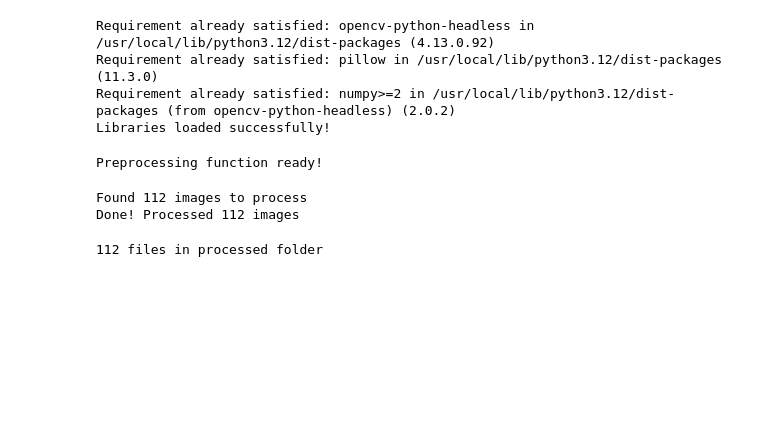
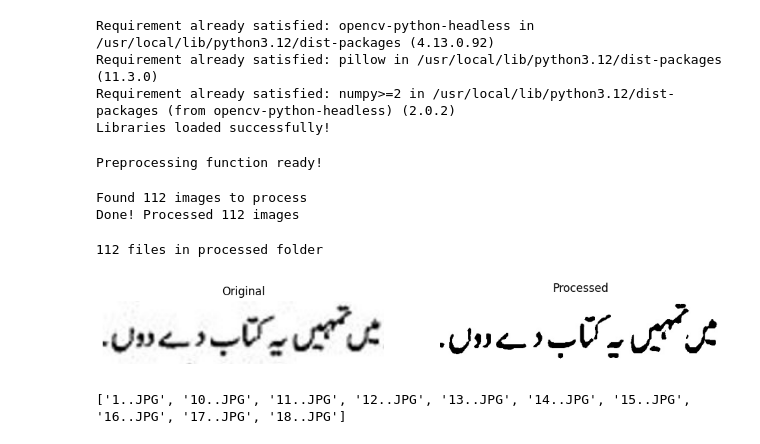
Before and after one commit to Hania-Emaan/urdu-ocr-codesaviours-si26-Hania-, a Jupyter notebook: SI26_Week2_Hania.ipynb, the cells around one changed output. Saved outputs shown, nothing was run; the diff lists cells and outputs as text; code cells hidden in the pictures; blank space fills up the shorter version.

```diff
--- a/SI26_Week2_Hania.ipynb
+++ b/SI26_Week2_Hania.ipynb
@@ -73,3 +73,30 @@ processed_files = os.listdir(processed_base)
 print(f'{len(processed_files)} files in processed folder')
 # %% [output]
 112 files in processed folder
+# %%
+import matplotlib.pyplot as plt
+
+# Pick one example - adjust index/filename as needed
+sample_raw = all_images[14]  # change this number to check different images
+sample_processed = os.path.join(processed_base,
+    f"{os.path.basename(os.path.dirname(sample_raw)).replace(' ', '_')}_{os.path.basename(sample_raw)}")
+
+fig, axes = plt.subplots(1, 2, figsize=(12, 4))
+axes[0].imshow(cv2.imread(sample_raw))
+axes[0].set_title('Original')
+axes[0].axis('off')
+
+axes[1].imshow(cv2.imread(sample_processed), cmap='gray')
+axes[1].set_title('Processed')
+axes[1].axis('off')
+
+plt.show()
+# %% [output]
+[figure, added]
+# %%
+folder_choice = 'Book'
+folder_path = os.path.join(raw_base, folder_choice)
+files_in_folder = sorted(os.listdir(folder_path))
+print(files_in_folder[:10])  # show first 10 actual filenames
+# %% [output]
+['1..JPG', '10..JPG', '11..JPG', '12..JPG', '13..JPG', '14..JPG', '15..JPG', '16..JPG', '17..JPG', '18..JPG']
```
Also changed, not shown: parts of 4 cells of this notebook.
